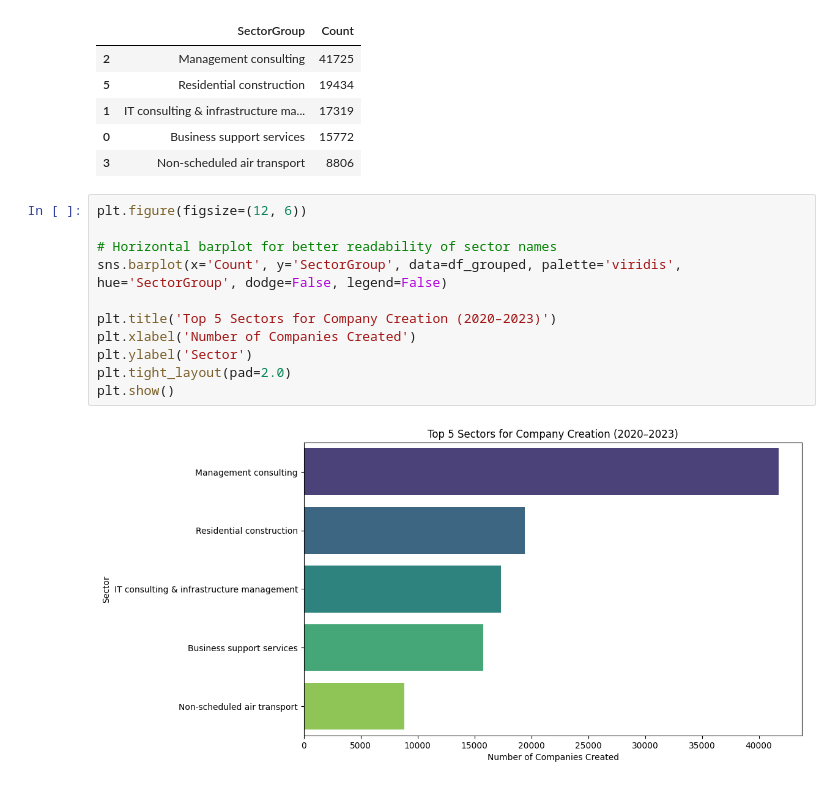
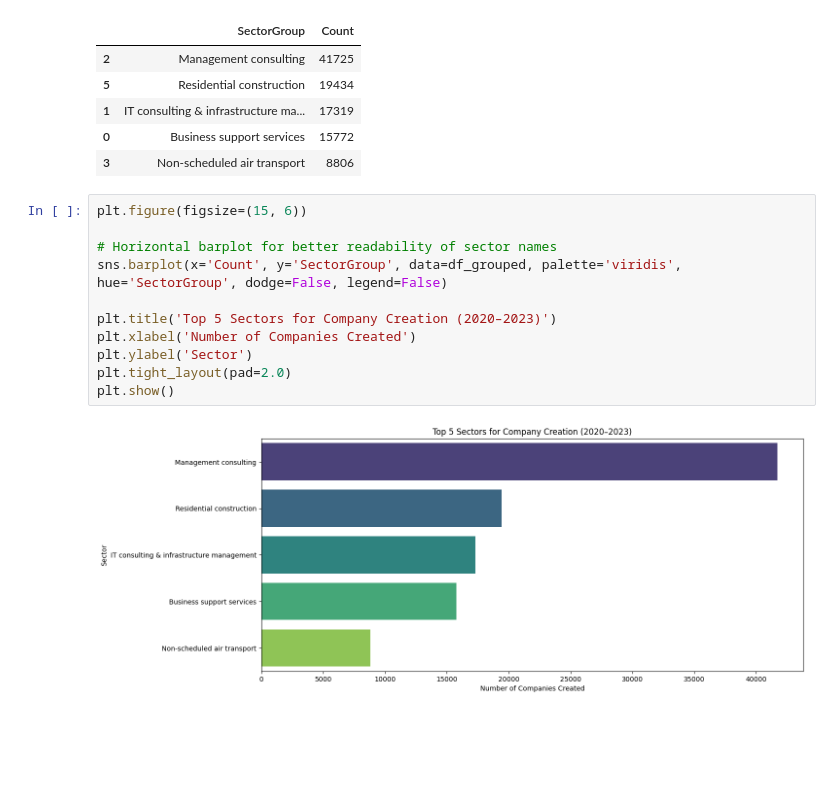
Before and after one commit to albertopd/challenge-data-analysis-sql, a Jupyter notebook: covid-data-analysis.ipynb, the cells around one changed output. Saved outputs shown, nothing was run; the diff lists cells and outputs as text; blank space fills up the shorter version.

```diff
--- a/covid-data-analysis.ipynb
+++ b/covid-data-analysis.ipynb
@@ -179,15 +241,15 @@ df_grouped.head()
 | 0 | Business support services | 15772 |
 | 3 | Non-scheduled air transport | 8806 |
 # %%
-plt.figure(figsize=(12, 6))
+plt.figure(figsize=(15, 6))
 
 # Horizontal barplot for better readability of sector names
 sns.barplot(x='Count', y='SectorGroup', data=df_grouped, palette='viridis', hue='SectorGroup', dodge=False, legend=False)
 
 plt.title('Top 5 Sectors for Company Creation (2020–2023)')
 plt.xlabel('Number of Companies Created')
 plt.ylabel('Sector')
 plt.tight_layout(pad=2.0)
 plt.show()
 # %% [output]
-[figure, old version]
+[figure, new version]
```
Also changed, not shown: parts of 3 cells of this notebook, 1 other file.
